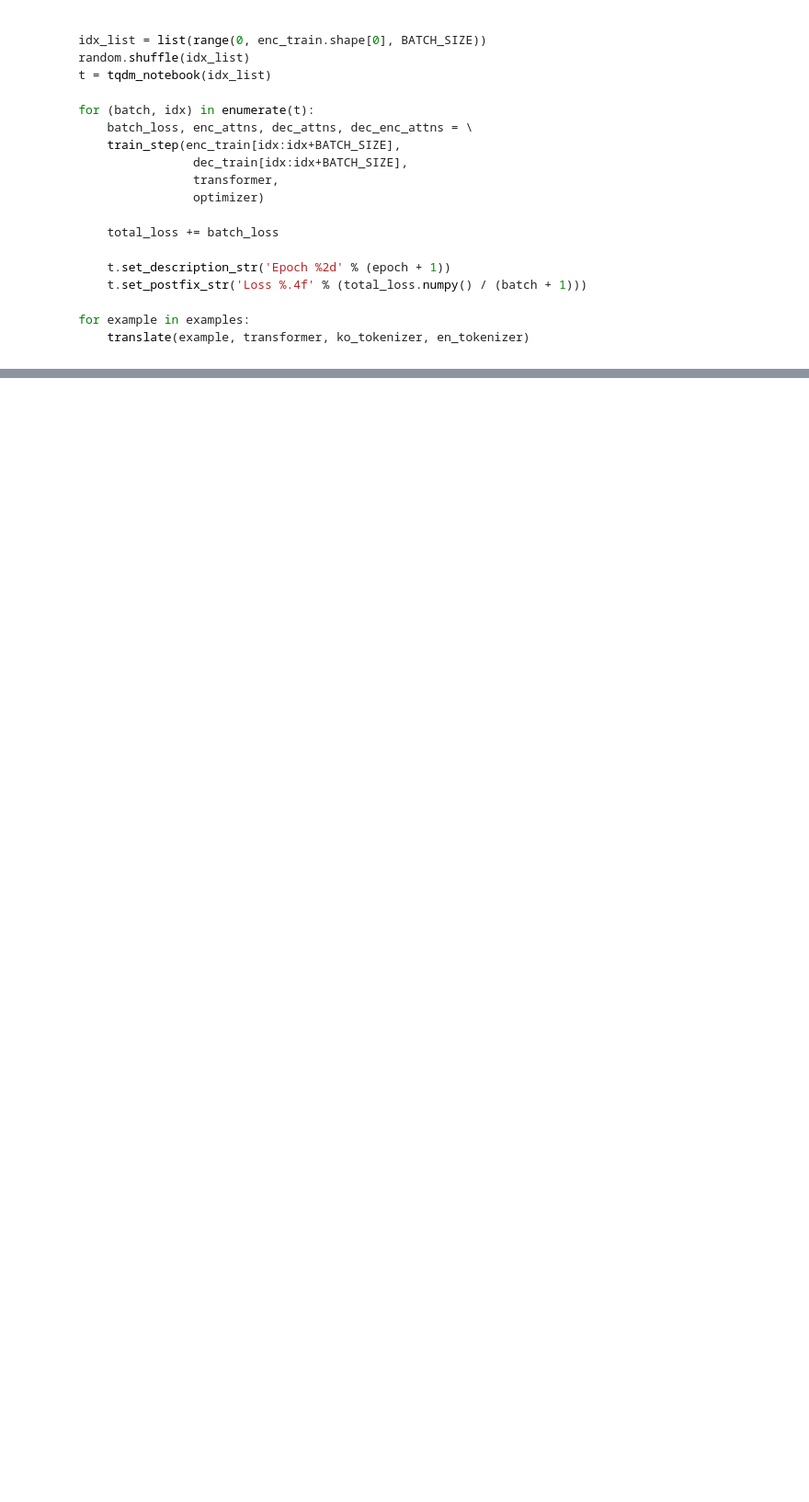
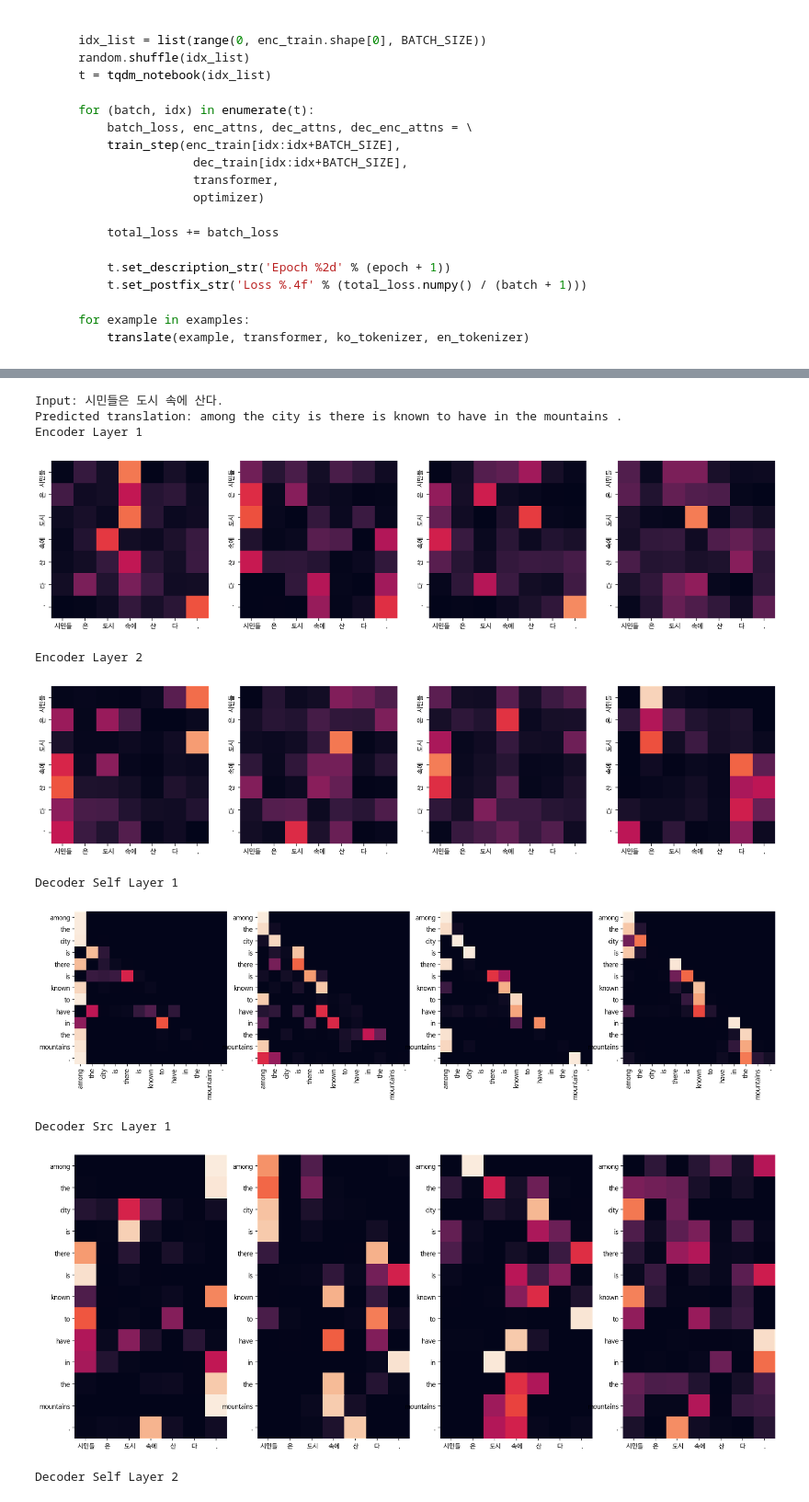
Before and after one commit to fbrlvy87/GoingDeeper, a Jupyter notebook: 10_GoingDeeper(NLP)_Project_Transformer.ipynb, the cells around one changed output, grey strips where cells are left out. Shown at 92% size. Drawn from its saved outputs; the diff is of its cells as text; code cells hidden in the pictures; blank space fills up the shorter version.

```diff
--- a/10_GoingDeeper(NLP)_Project_Transformer.ipynb
+++ b/10_GoingDeeper(NLP)_Project_Transformer.ipynb
@@ -867,0 +999,15 @@ for epoch in range(EPOCHS):
+# %%
+# 시민들은 도시 속에 산다.
+translate('시민들은 도시 속에 산다.',transformer, ko_tokenizer, en_tokenizer,True)
+# %% [output]
+Input: 시민들은 도시 속에 산다.
+Predicted translation: among the city is there is known to have in the mountains .
+Encoder Layer 1
+[figure, added]
+Encoder Layer 2
+[figure, added]
+Decoder Self Layer 1
+[figure, added]
+Decoder Src Layer 1
+[figure, added]
+Decoder Self Layer 2
```
Also changed, not shown: parts of 20 cells of this notebook.
